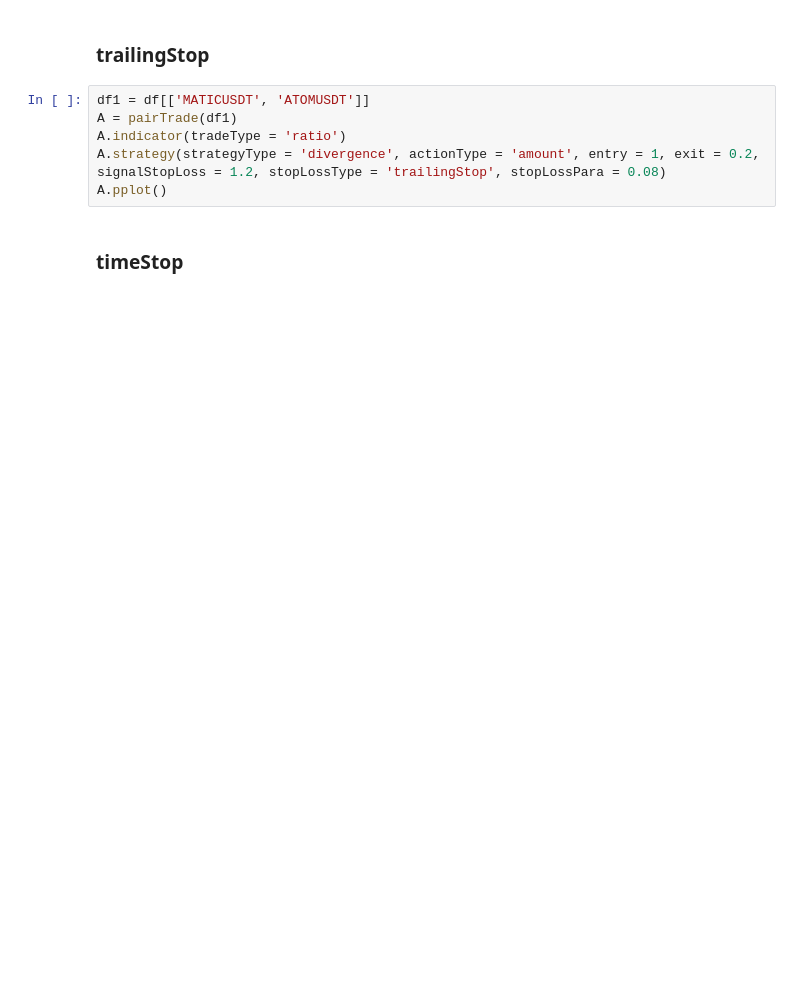
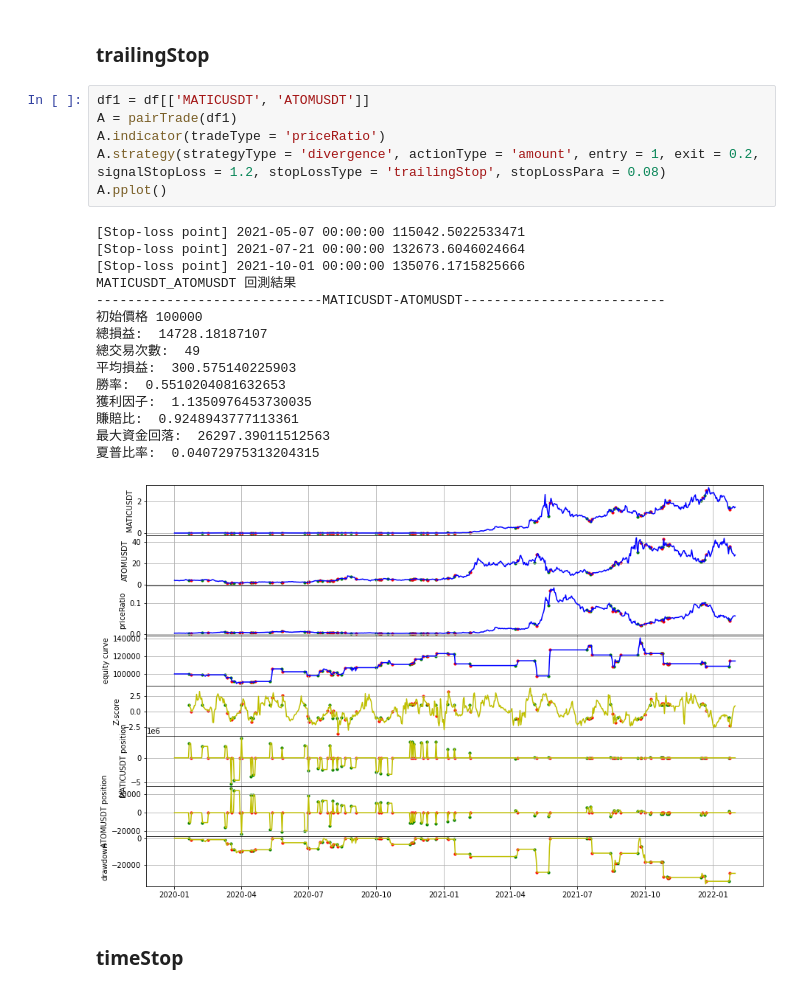
Before and after one commit to jochien889/backtrading, a Jupyter notebook: pairTrade_demo.ipynb, the cells around one changed output. Saved outputs shown, nothing was run; the diff lists cells and outputs as text; blank space fills up the shorter version.

```diff
--- a/pairTrade_demo.ipynb
+++ b/pairTrade_demo.ipynb
@@ -83,9 +95,25 @@ A.pplot()
 # %%
 df1 = df[['MATICUSDT', 'ATOMUSDT']]
 A = pairTrade(df1)
-A.indicator(tradeType = 'ratio')
+A.indicator(tradeType = 'priceRatio')
 A.strategy(strategyType = 'divergence', actionType = 'amount', entry = 1, exit = 0.2, signalStopLoss = 1.2, stopLossType = 'trailingStop', stopLossPara = 0.08)
 A.pplot()
+# %% [output]
+[Stop-loss point] 2021-05-07 00:00:00 115042.5022533471
+[Stop-loss point] 2021-07-21 00:00:00 132673.6046024664
+[Stop-loss point] 2021-10-01 00:00:00 135076.1715825666
+MATICUSDT_ATOMUSDT 回測結果
+-----------------------------MATICUSDT-ATOMUSDT--------------------------
+初始價格 100000
+總損益:  14728.18187107
+總交易次數:  49
+平均損益:  300.575140225903
+勝率:  0.5510204081632653
+獲利因子:  1.1350976453730035
+賺賠比:  0.9248943777113361
+最大資金回落:  26297.39011512563
+夏普比率:  0.04072975313204315
+[figure, added]
 # %% [markdown]
 ### timeStop
 # %%
```
Also changed, not shown: parts of 20 cells of this notebook, 2 other files.
